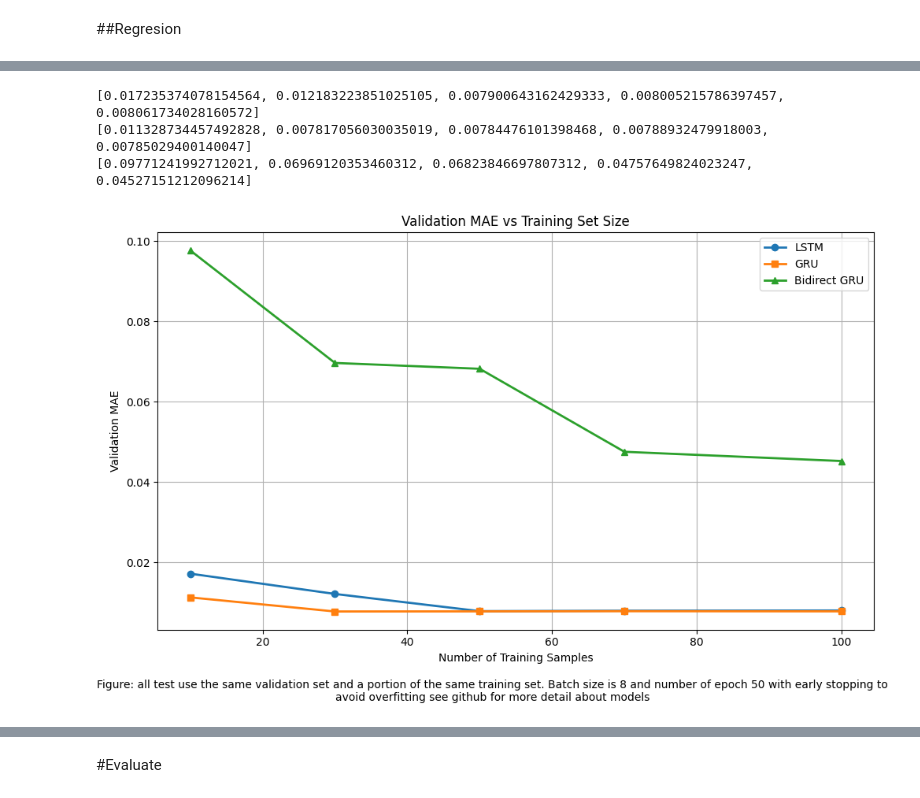
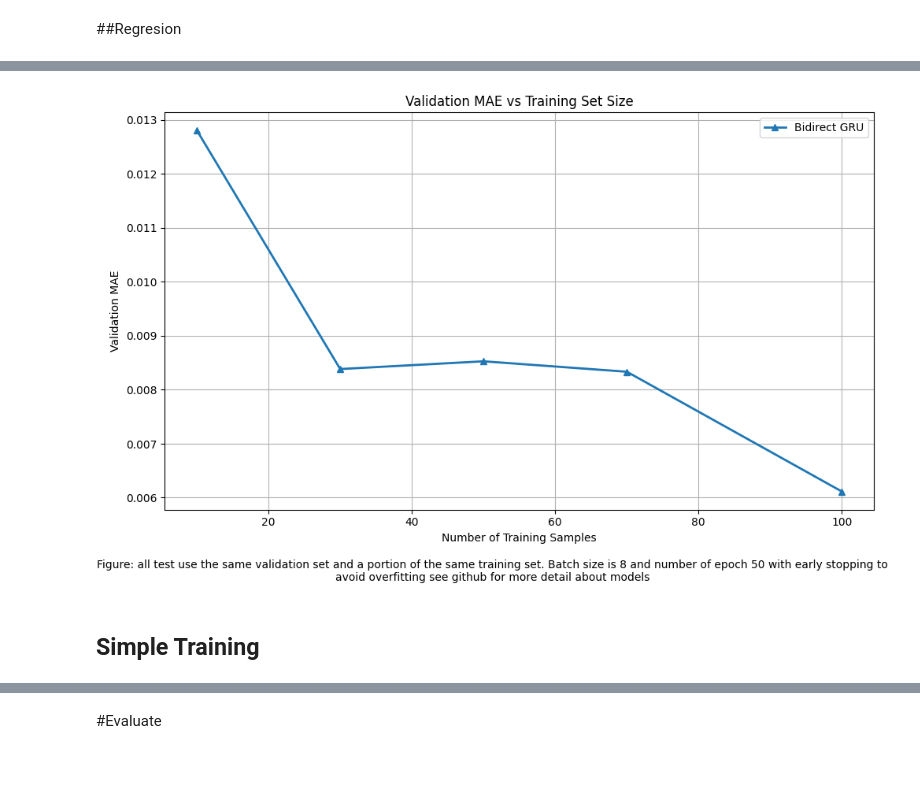
Before and after one commit to ChristopheGraveline064/CDA_mesurement, a Jupyter notebook: cda_notebook.ipynb, the cells around one changed output, grey strips where cells are left out. Cells and saved outputs as stored; diff of their text form; code cells hidden in the pictures; blank space fills up the shorter version.

```diff
--- a/cda_notebook.ipynb
+++ b/cda_notebook.ipynb
@@ -273,6 +355,9 @@ def build_model(model_type):
 # %%
 #tensorboard_callback = tf.keras.callbacks.TensorBoard(log_dir="./logs")
 from tensorflow.keras.callbacks import EarlyStopping
+#For XGBoost
+from sklearn.metrics import mean_squared_error, mean_absolute_error
+
 
 early_stopping = EarlyStopping(
     monitor='val_loss',     # What metric to monitor
@@ -287,23 +372,36 @@ epochs_n = 50
 
 training_sizes = [10, 30, 50, 70, 100]
 
-gru_mae  = []
+'''xgboost_mae  = []
+model = build_model('XGBoost')
+for size in training_sizes:
+  history = model.fit(X_train[:size], y_train[:size])
+
+  y_pred = model.predict(X_test)
+
+  # Evaluate
+  mse = mean_absolute_error(y_test, y_pred)
+  print(f"Test MSE: {mse}")
+  xgboost_mae.append(mse)'''
+
+
+'''gru_mae  = []
 model = build_model('GRU')
 print(type(model))
 for size in training_sizes:
   history = model.fit(X_train[:size], y_train[:size], epochs=epochs_n, batch_size=batch_s, validation_data=(X_test, y_test), callbacks=[early_stopping])
-  gru_mae.append(model.evaluate(X_test, y_test)[1])
+  gru_mae.append(model.evaluate(X_test, y_test)[1])'''
 
 
-lstm_mae  = []
+'''lstm_mae  = []
 model = build_model('LSTM')
 for size in training_sizes:
   history = model.fit(X_train[:size], y_train[:size], epochs=epochs_n, batch_size=batch_s, validation_data=(X_test, y_test), callbacks=[early_stopping])
-  lstm_mae.append(model.evaluate(X_test, y_test)[1])
+  lstm_mae.append(model.evaluate(X_test, y_test)[1])'''
 
 
 bigru_mae  = []
-model = build_model('BiGRU')
+model = build_model('attention')
 for size in training_sizes:
   history = model.fit(X_train[:size], y_train[:size], epochs=epochs_n, batch_size=batch_s, validation_data=(X_test, y_test), callbacks=[early_stopping])
   bigru_mae.append(model.evaluate(X_test, y_test)[1])
@@ -328,41 +410,36 @@ Epoch 6/50
-# %%
-print(lstm_mae)
-print(gru_mae)
-print(bigru_mae)
-# %% [output]
-[0.017235374078154564, 0.012183223851025105, 0.007900643162429333, 0.008005215786397457, 0.008061734028160572]
-[0.011328734457492828, 0.007817056030035019, 0.00784476101398468, 0.00788932479918003, 0.00785029400140047]
-[0.09771241992712021, 0.06969120353460312, 0.06823846697807312, 0.04757649824023247, 0.04527151212096214]
 # %%
 import matplotlib.pyplot as plt
 
 # Example data (replace with your actual values)
 
 # Plotting
 plt.figure(figsize=(10, 6))
-plt.plot(training_sizes, lstm_mae, marker='o', label='LSTM', linewidth=2)
-plt.plot(training_sizes, gru_mae, marker='s', label='GRU', linewidth=2)
+#plt.plot(training_sizes, xgboost_mae, marker='o', label='LSTM', linewidth=2)
+#plt.plot(training_sizes, lstm_mae, marker='o', label='LSTM', linewidth=2)
+#plt.plot(training_sizes, gru_mae, marker='s', label='GRU', linewidth=2)
 plt.plot(training_sizes, bigru_mae, marker='^', label='Bidirect GRU', linewidth=2)
 
 # Labels and title
 plt.xlabel('Number of Training Samples')
 plt.ylabel('Validation MAE')
 plt.title('Validation MAE vs Training Set Size')
 plt.legend()
 plt.grid(True)
 
 
 plt.figtext(0.5, -0.05,
             'Figure: all test use the same validation set and a portion of the same training set. Batch size is 8 and number of epoch 50 with early stopping to avoid overfitting see github for more detail about models',
             wrap=True, horizontalalignment='center', fontsize=10)
 
 
 plt.tight_layout()
 
 # Show plot
 plt.show()
 # %% [output]
-[figure, old version]
+[figure, new version]
+# %% [markdown]
+## Simple Training
 # %%
 #tensorboard_callback = tf.keras.callbacks.TensorBoard(log_dir="./logs")
 from tensorflow.keras.callbacks import EarlyStopping
```
Also changed, not shown: parts of 18 cells of this notebook.
